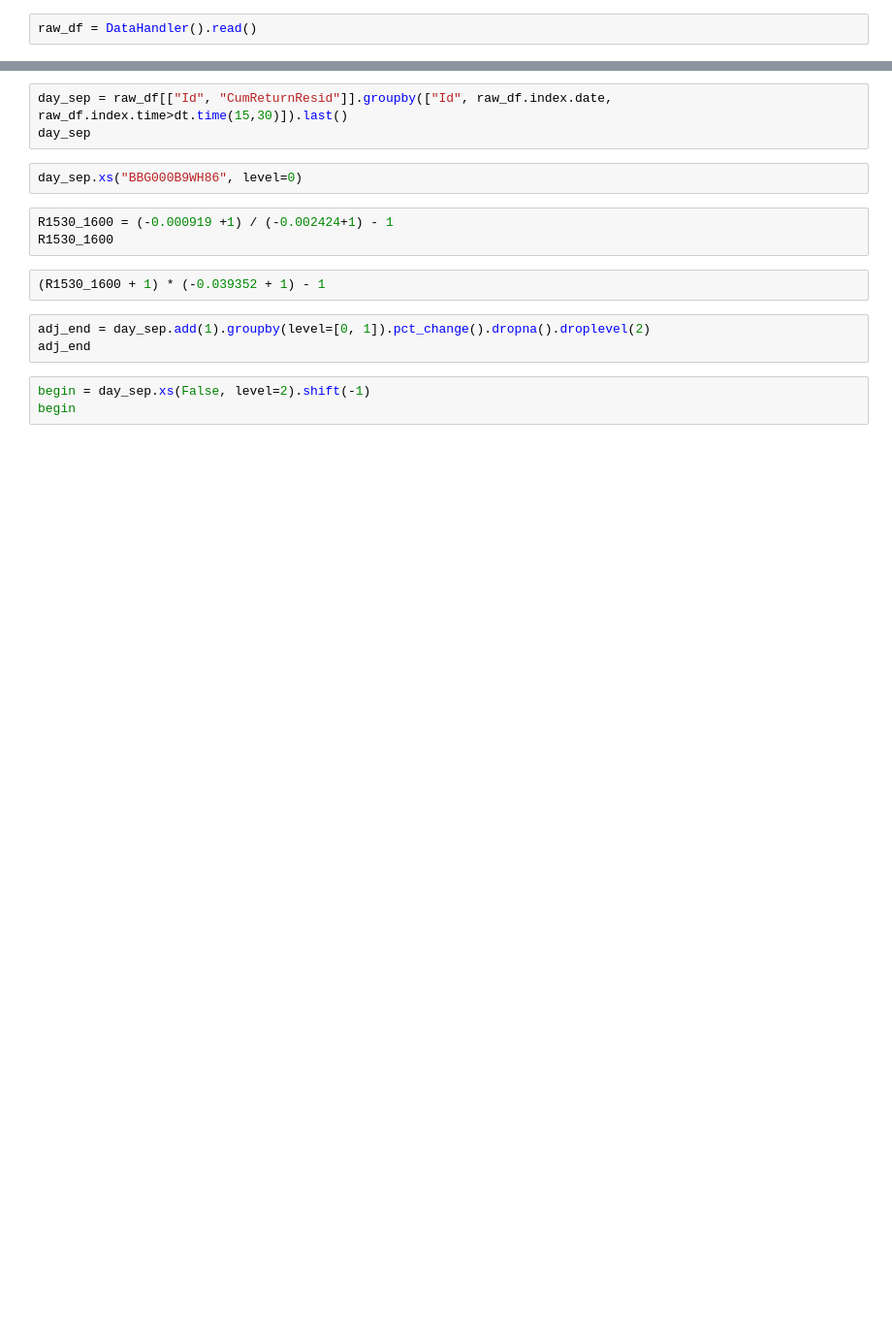
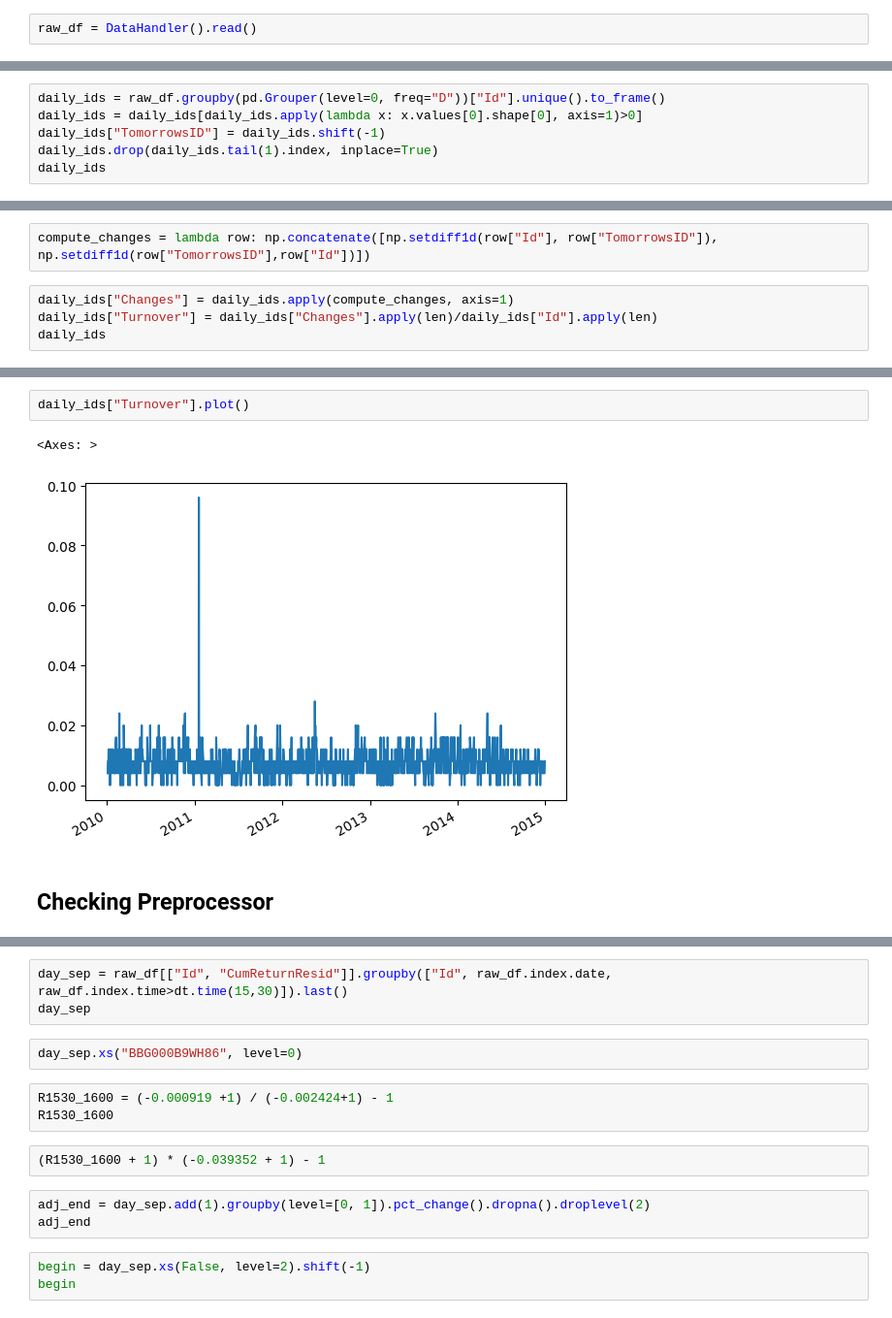
Before and after one commit to nicolasbuchwalder/MTH9899Final, a Jupyter notebook: research/Nick_research.ipynb, the cells around one changed output, grey strips where cells are left out. Shown: that part at 97% size. Saved outputs shown, nothing was run; the diff lists cells and outputs as text; blank space fills up the shorter version.

```diff
--- a/research/Nick_research.ipynb
+++ b/research/Nick_research.ipynb
@@ -21,0 +92,6 @@ raw_df = DataHandler().read()
+# %%
+daily_ids = raw_df.groupby(pd.Grouper(level=0, freq="D"))["Id"].unique().to_frame()
+daily_ids = daily_ids[daily_ids.apply(lambda x: x.values[0].shape[0], axis=1)>0]
+daily_ids["TomorrowsID"] = daily_ids.shift(-1)
+daily_ids.drop(daily_ids.tail(1).index, inplace=True)
+daily_ids
@@ -21,0 +112,6 @@ raw_df = DataHandler().read()
+# %%
+compute_changes = lambda row: np.concatenate([np.setdiff1d(row["Id"], row["TomorrowsID"]), np.setdiff1d(row["TomorrowsID"],row["Id"])])
+# %%
+daily_ids["Changes"] = daily_ids.apply(compute_changes, axis=1)
+daily_ids["Turnover"] = daily_ids["Changes"].apply(len)/daily_ids["Id"].apply(len)
+daily_ids
@@ -22,3 +132,10 @@ raw_df = DataHandler().read()
+# %%
+daily_ids["Turnover"].plot()
+# %% [output]
+<Axes: >
+[figure, added]
+# %% [markdown]
+## Checking Preprocessor
 # %%
 raw_df
 # %% [output]
```
Also changed, not shown: parts of 205 cells of this notebook, 2 other files.
